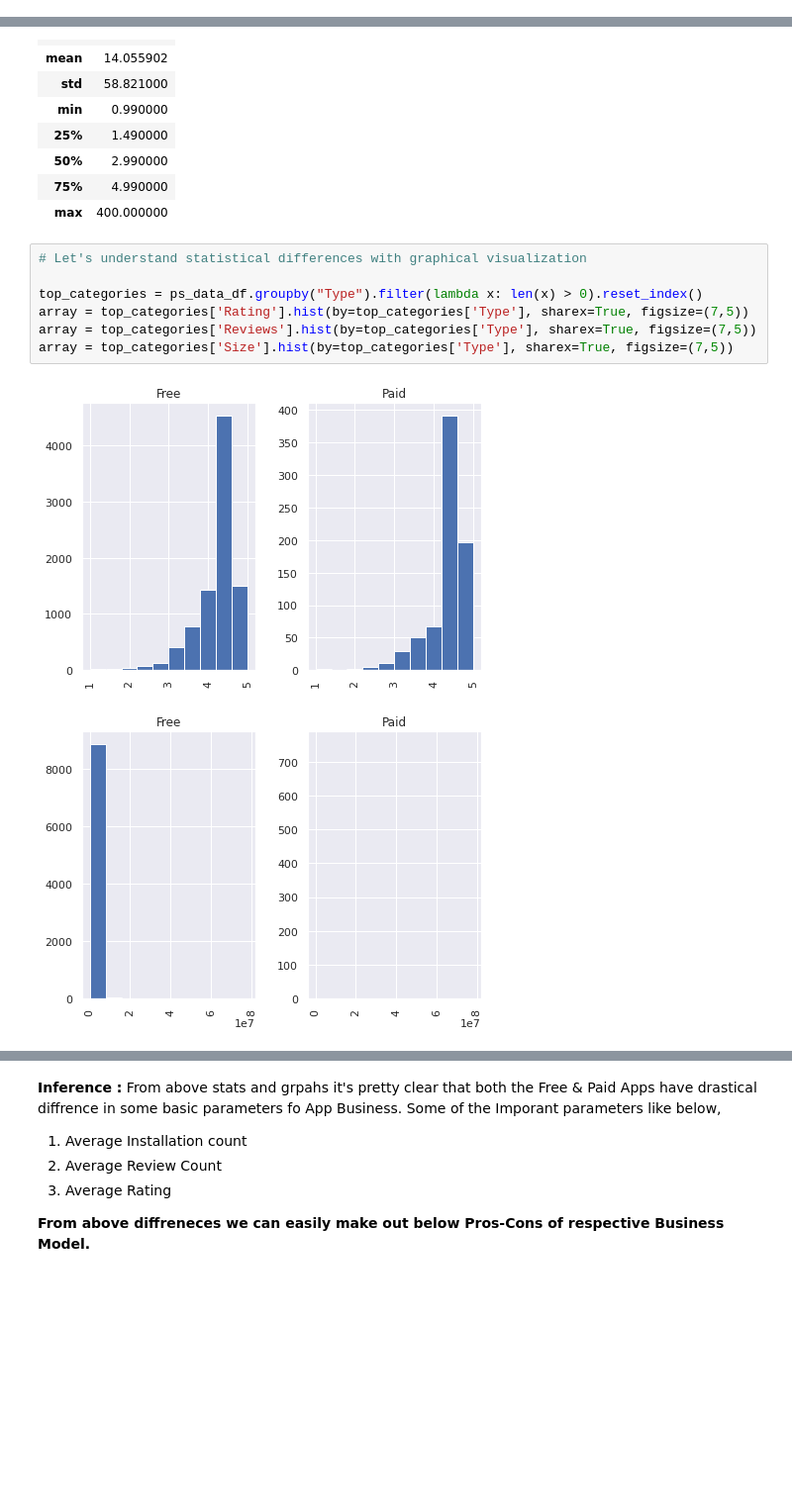
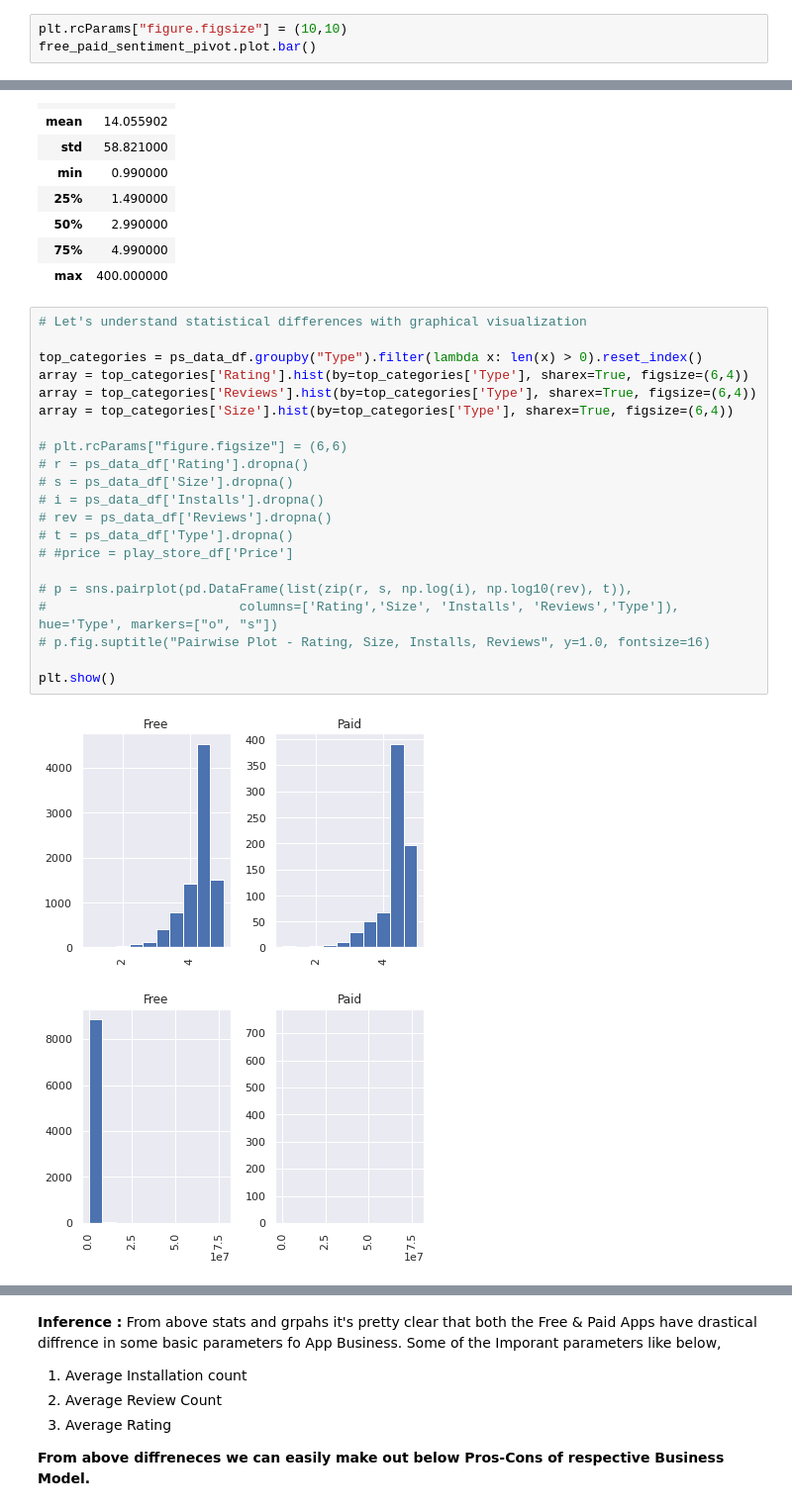
Before and after one commit to Sanddeep-K/Capstone_1_EDA_Play_Store_App_Review, a Jupyter notebook: Sandeep_K_Capstone_1_EDA_Play_Store_App_Review.ipynb, the cells around one changed output, grey strips where cells are left out. Shown at 99% size. Cells and saved outputs as stored; diff of their text form; blank space fills up the shorter version.

```diff
--- a/Sandeep_K_Capstone_1_EDA_Play_Store_App_Review.ipynb
+++ b/Sandeep_K_Capstone_1_EDA_Play_Store_App_Review.ipynb
@@ -1294,3 +1308,6 @@ free_paid_sentiment_pivot
 | Type |  |  |
 | Free | 0.180346 | 0.493562 |
 | Paid | 0.228548 | 0.511253 |
+# %%
+plt.rcParams["figure.figsize"] = (10,10)
+free_paid_sentiment_pivot.plot.bar()
@@ -1311,10 +1331,24 @@ paid_app_df[["Price"]].describe(include="all")
 # %%
 # Let's understand statistical differences with graphical visualization
 
 top_categories = ps_data_df.groupby("Type").filter(lambda x: len(x) > 0).reset_index()
-array = top_categories['Rating'].hist(by=top_categories['Type'], sharex=True, figsize=(7,5))
-array = top_categories['Reviews'].hist(by=top_categories['Type'], sharex=True, figsize=(7,5))
-array = top_categories['Size'].hist(by=top_categories['Type'], sharex=True, figsize=(7,5))
+array = top_categories['Rating'].hist(by=top_categories['Type'], sharex=True, figsize=(6,4))
+array = top_categories['Reviews'].hist(by=top_categories['Type'], sharex=True, figsize=(6,4))
+array = top_categories['Size'].hist(by=top_categories['Type'], sharex=True, figsize=(6,4))
+
+# plt.rcParams["figure.figsize"] = (6,6)
+# r = ps_data_df['Rating'].dropna()
+# s = ps_data_df['Size'].dropna()
+# i = ps_data_df['Installs'].dropna()
+# rev = ps_data_df['Reviews'].dropna()
+# t = ps_data_df['Type'].dropna()
+# #price = play_store_df['Price']
+
+# p = sns.pairplot(pd.DataFrame(list(zip(r, s, np.log(i), np.log10(rev), t)),
+#                         columns=['Rating','Size', 'Installs', 'Reviews','Type']), hue='Type', markers=["o", "s"])
+# p.fig.suptitle("Pairwise Plot - Rating, Size, Installs, Reviews", y=1.0, fontsize=16)
+
+plt.show()
 # %% [output]
-[figure, old version]
+[figure, new version]
-[figure, old version]
+[figure, new version]
```
Also changed, not shown: parts of 72 cells of this notebook.
